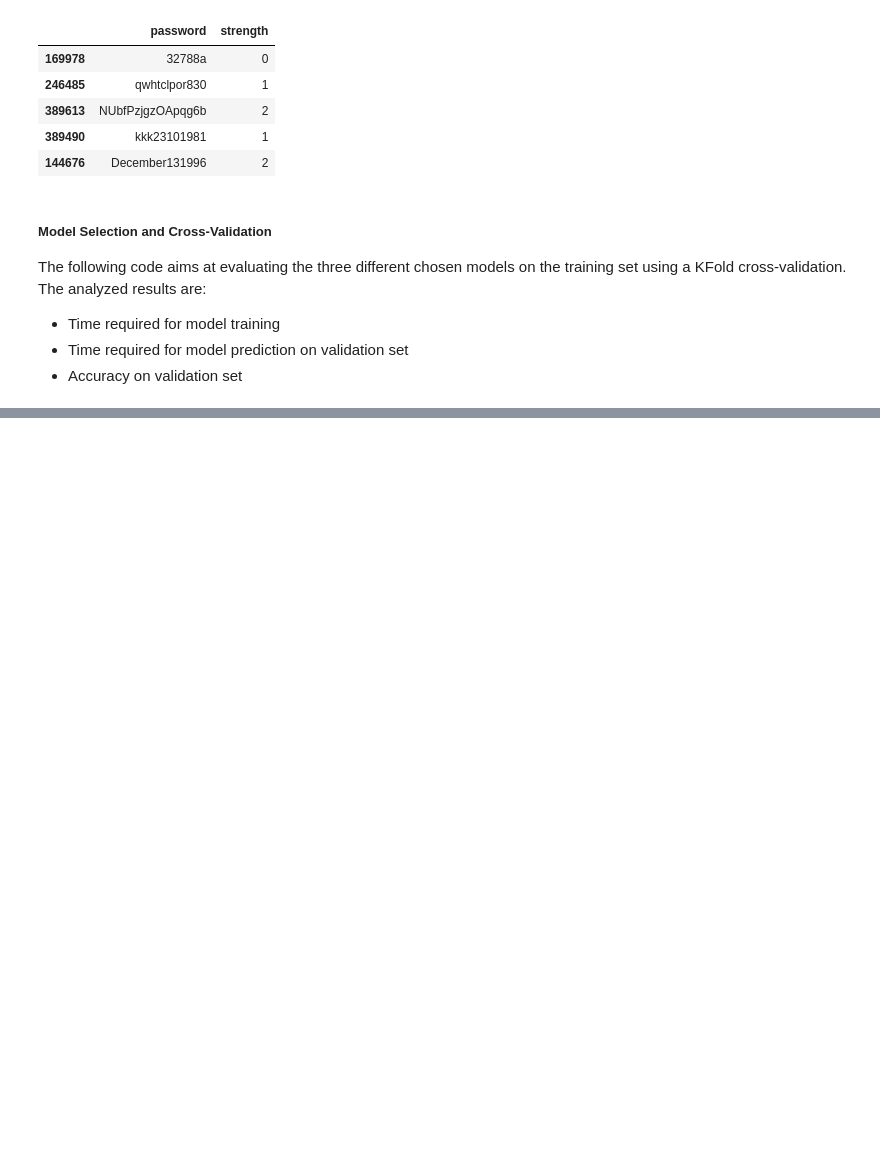
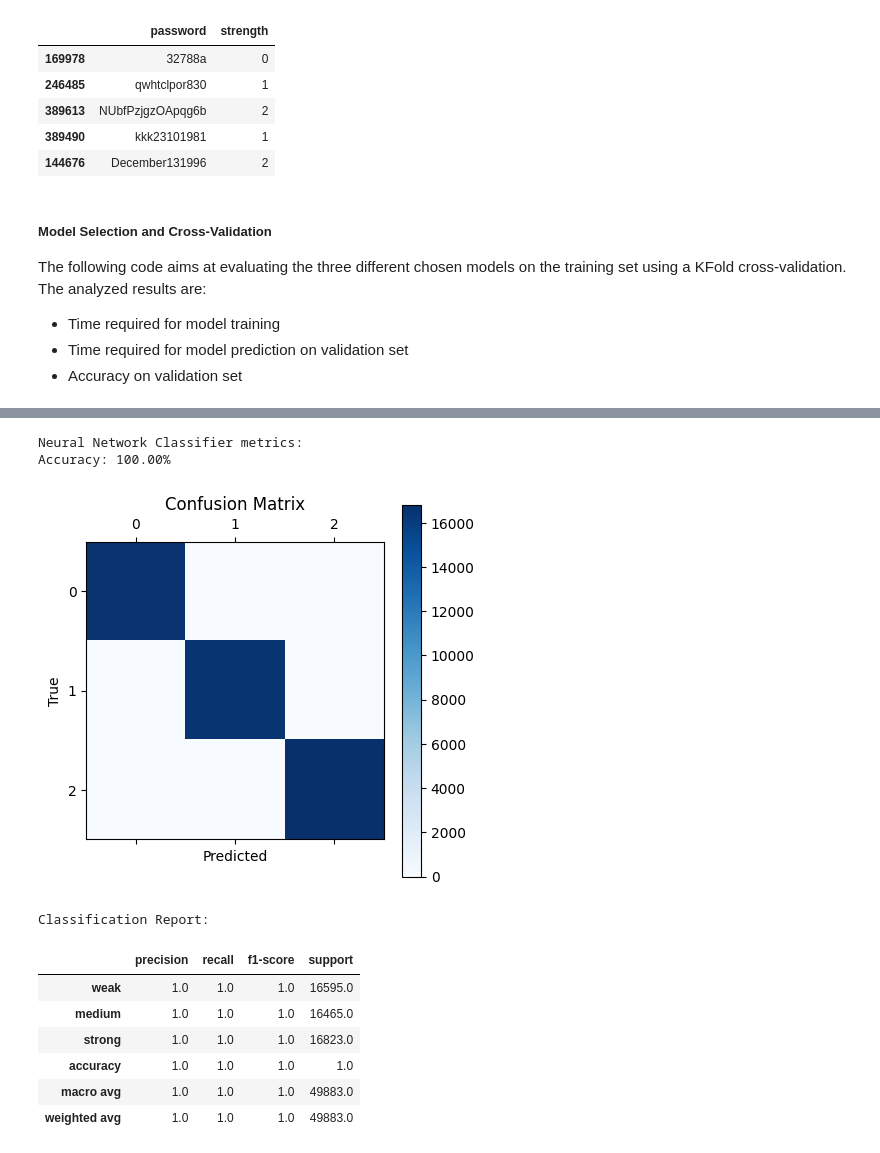
Before and after one commit to LucaMelis0/password-strength-classification, a Jupyter notebook: main.ipynb, the cells around one changed output, grey strips where cells are left out. Cells and saved outputs as stored; diff of their text form; code cells hidden in the pictures; blank space fills up the shorter version.

```diff
--- a/main.ipynb
+++ b/main.ipynb
@@ -209,0 +278,15 @@ Metrics for Neural Network Classifier:
+# %%
+print("Neural Network Classifier metrics:")
+utils.display_metrics(y_test, neural_network_predictions)
+# %% [output]
+Neural Network Classifier metrics:
+Accuracy: 100.00%
+[figure, added]
+Classification Report:
+|  | precision | recall | f1-score | support |
+| weak | 1.0 | 1.0 | 1.0 | 16595.0 |
+| medium | 1.0 | 1.0 | 1.0 | 16465.0 |
+| strong | 1.0 | 1.0 | 1.0 | 16823.0 |
+| accuracy | 1.0 | 1.0 | 1.0 | 1.0 |
+| macro avg | 1.0 | 1.0 | 1.0 | 49883.0 |
+| weighted avg | 1.0 | 1.0 | 1.0 | 49883.0 |
```
Also changed, not shown: parts of 8 cells of this notebook, 2 other files.
